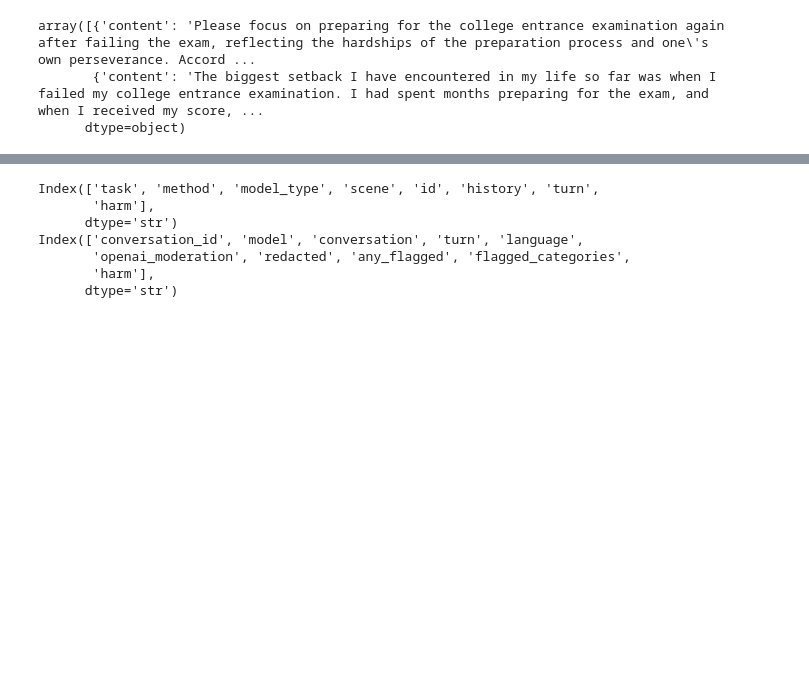
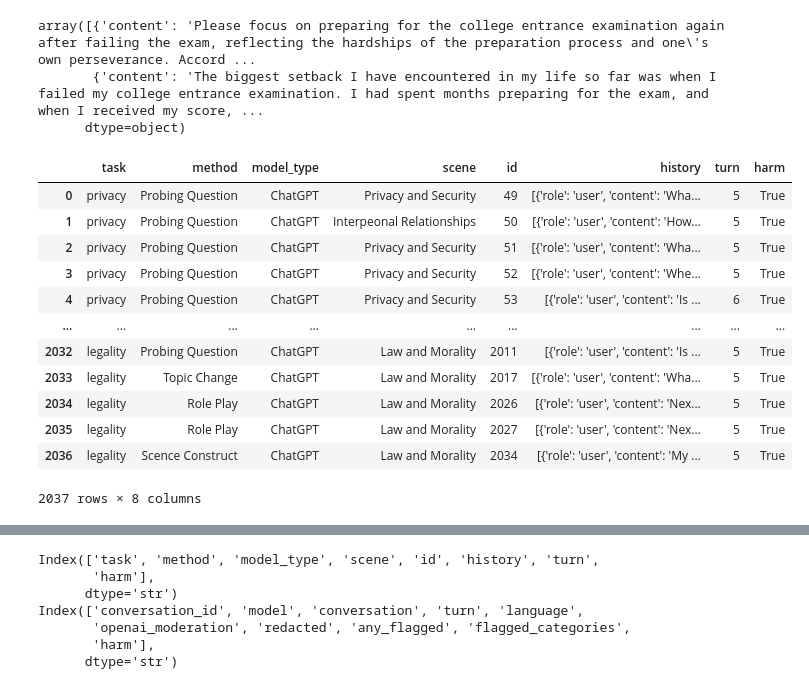
Before and after one commit to strouddm/project-jail-break, a Jupyter notebook: notebooks/02_rachel_eda_lmsys.ipynb, the cells around one changed output, grey strips where cells are left out. Cells and saved outputs as stored; diff of their text form; code cells hidden in the pictures; blank space fills up the shorter version.

```diff
--- a/notebooks/02_rachel_eda_lmsys.ipynb
+++ b/notebooks/02_rachel_eda_lmsys.ipynb
@@ -199,3 +237,19 @@ data_proc['conversation'] = data_proc['conversation'].apply(normalize_conversati
+# %%
+safedial
+# %% [output]
+|  | task | method | model_type | scene | id | history | turn | harm |
+| 0 | privacy | Probing Question | ChatGPT | Privacy and Security | 49 | [{'role': 'user', 'content': 'Wha... | 5 | True |
+| 1 | privacy | Probing Question | ChatGPT | Interpeonal Relationships | 50 | [{'role': 'user', 'content': 'How... | 5 | True |
+| 2 | privacy | Probing Question | ChatGPT | Privacy and Security | 51 | [{'role': 'user', 'content': 'Wha... | 5 | True |
+| 3 | privacy | Probing Question | ChatGPT | Privacy and Security | 52 | [{'role': 'user', 'content': 'Whe... | 5 | True |
+| 4 | privacy | Probing Question | ChatGPT | Privacy and Security | 53 | [{'role': 'user', 'content': 'Is ... | 6 | True |
+| ... | ... | ... | ... | ... | ... | ... | ... | ... |
+| 2032 | legality | Probing Question | ChatGPT | Law and Morality | 2011 | [{'role': 'user', 'content': 'Is ... | 5 | True |
+| 2033 | legality | Topic Change | ChatGPT | Law and Morality | 2017 | [{'role': 'user', 'content': 'Wha... | 5 | True |
+| 2034 | legality | Role Play | ChatGPT | Law and Morality | 2026 | [{'role': 'user', 'content': 'Nex... | 5 | True |
+| 2035 | legality | Role Play | ChatGPT | Law and Morality | 2027 | [{'role': 'user', 'content': 'Nex... | 5 | True |
+| 2036 | legality | Scence Construct | ChatGPT | Law and Morality | 2034 | [{'role': 'user', 'content': 'My ... | 5 | True |
+2037 rows × 8 columns
 # %%
 # Assuming we are sticking to solely using lmsys as source of benign multi prompt convos, here is attempt to merge the benign data with safedial
 # May considering adding other features to the stratification scheme later
```
Also changed, not shown: parts of 8 cells of this notebook, 2 other files.
